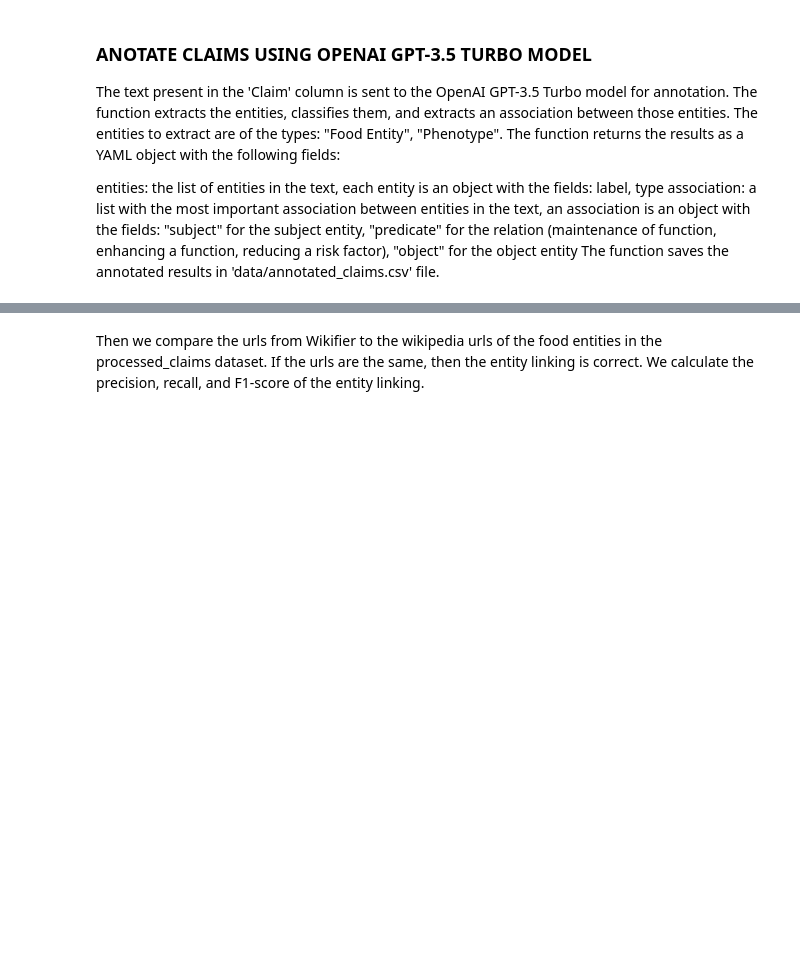
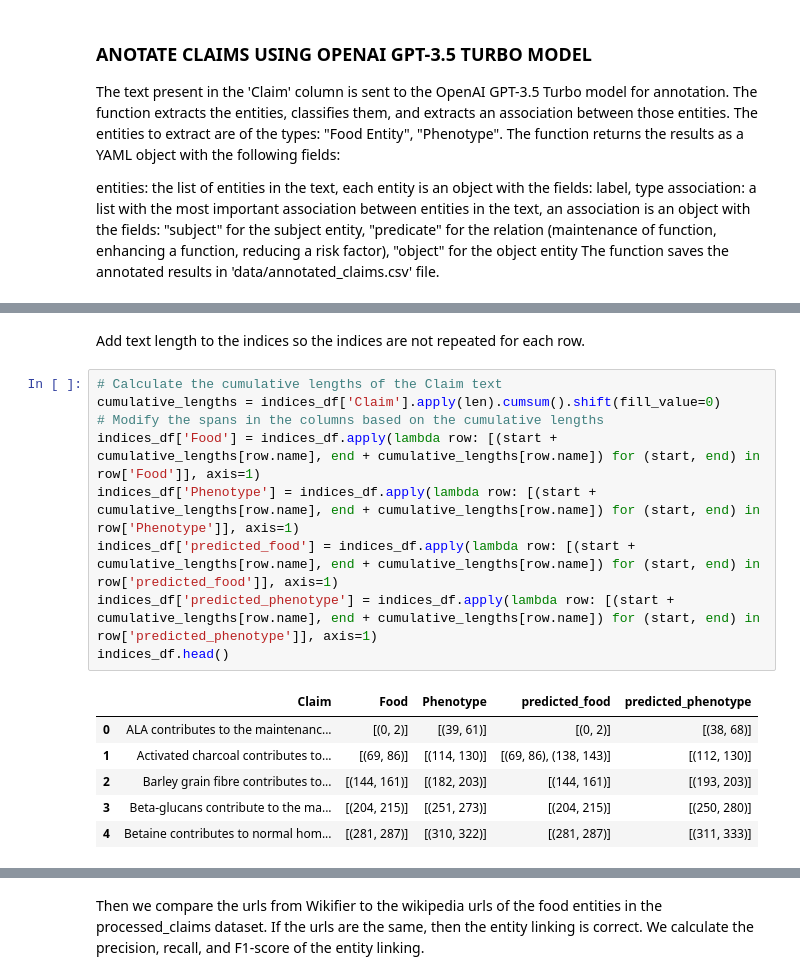
Before and after one commit to IgnacioCadarso/KG_construction_EFSA_HealthClaims, a Jupyter notebook: openaiannotate.ipynb, the cells around one changed output, grey strips where cells are left out. Cells and saved outputs as stored; diff of their text form; blank space fills up the shorter version.

```diff
--- a/openaiannotate.ipynb
+++ b/openaiannotate.ipynb
@@ -114,0 +104,18 @@ F1:  0.8040540540540542
+# %% [markdown]
+Add text length to the indices so the indices are not repeated for each row.
+# %%
+# Calculate the cumulative lengths of the Claim text
+cumulative_lengths = indices_df['Claim'].apply(len).cumsum().shift(fill_value=0)
+# Modify the spans in the columns based on the cumulative lengths
+indices_df['Food'] = indices_df.apply(lambda row: [(start + cumulative_lengths[row.name], end + cumulative_lengths[row.name]) for (start, end) in row['Food']], axis=1)
+indices_df['Phenotype'] = indices_df.apply(lambda row: [(start + cumulative_lengths[row.name], end + cumulative_lengths[row.name]) for (start, end) in row['Phenotype']], axis=1)
+indices_df['predicted_food'] = indices_df.apply(lambda row: [(start + cumulative_lengths[row.name], end + cumulative_lengths[row.name]) for (start, end) in row['predicted_food']], axis=1)
+indices_df['predicted_phenotype'] = indices_df.apply(lambda row: [(start + cumulative_lengths[row.name], end + cumulative_lengths[row.name]) for (start, end) in row['predicted_phenotype']], axis=1)
+indices_df.head()
+# %% [output]
+|  | Claim | Food | Phenotype | predicted_food | predicted_phenotype |
+| 0 | ALA contributes to the maintenanc... | [(0, 2)] | [(39, 61)] | [(0, 2)] | [(38, 68)] |
+| 1 | Activated charcoal contributes to... | [(69, 86)] | [(114, 130)] | [(69, 86), (138, 143)] | [(112, 130)] |
+| 2 | Barley grain fibre contributes to... | [(144, 161)] | [(182, 203)] | [(144, 161)] | [(193, 203)] |
+| 3 | Beta-glucans contribute to the ma... | [(204, 215)] | [(251, 273)] | [(204, 215)] | [(250, 280)] |
+| 4 | Betaine contributes to normal hom... | [(281, 287)] | [(310, 322)] | [(281, 287)] | [(311, 333)] |
```
Also changed, not shown: parts of 30 cells of this notebook, 4 other files.
